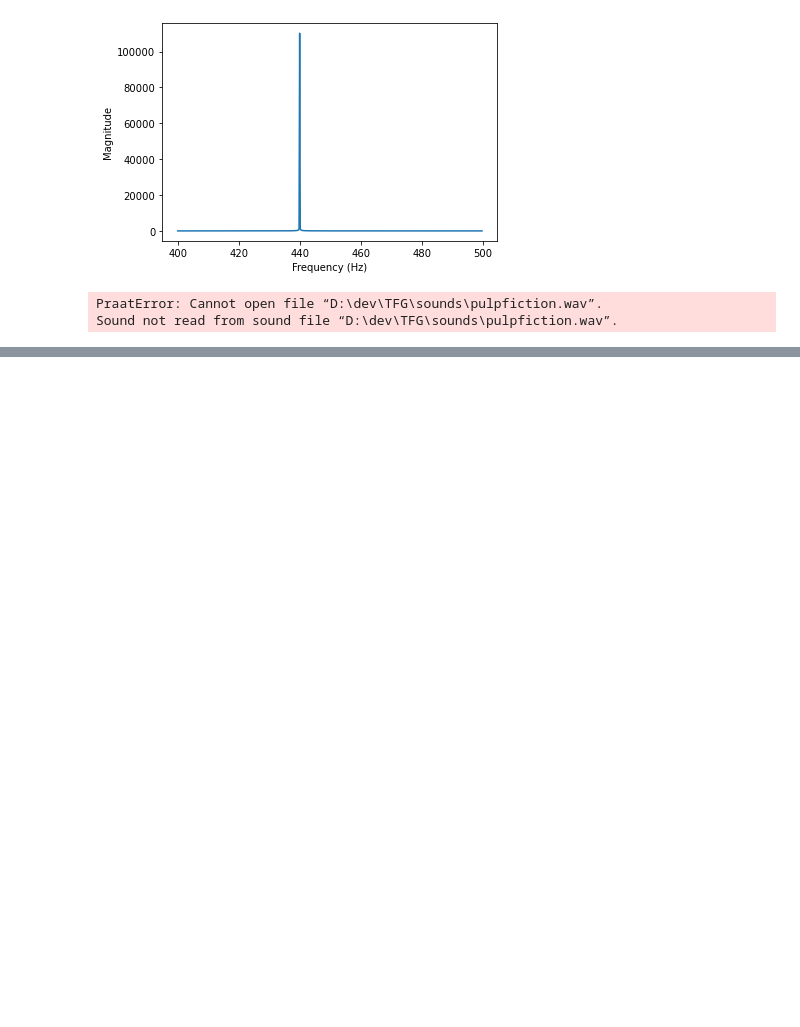
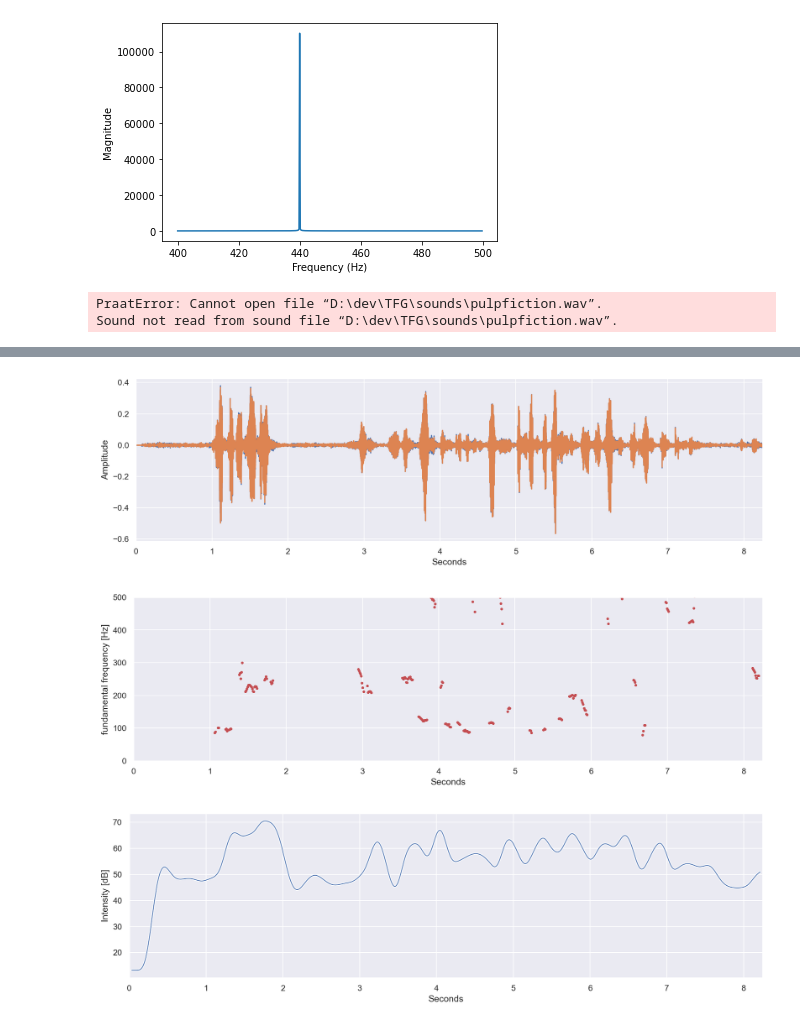
Before and after one commit to GuillermoOvejeroSanchez/VoiceSculptor, a Jupyter notebook: notebooks/NotebookAudio.ipynb, the cells around one changed output, grey strips where cells are left out. Cells and saved outputs as stored; diff of their text form; code cells hidden in the pictures; blank space fills up the shorter version.

```diff
--- a/notebooks/NotebookAudio.ipynb
+++ b/notebooks/NotebookAudio.ipynb
@@ -177,0 +221,28 @@ scatter_formants(snd)
+# %%
+file = "pulp-recortado.wav"
+snd = parselmouth.Sound('../sounds/' + file)
+# %%
+intensity = snd.to_intensity()
+pitch = snd.to_pitch()
+
+
+b, a = signal.butter(3, 0.05)
+zi = signal.lfilter_zi(b, a)
+z, _ = signal.lfilter(b, a, intensity.values[0][:], zi=zi*intensity.values[0][0])
+z1, _ = signal.lfilter(b, a, z, zi=zi*z[0])
+intensity.values[0][:] = z1
+
+
+plot_wave(snd, pitch)
+plt.show()
+
+setupGraph(0, pitch.ceiling-100, ylabel="fundamental frequency [Hz]", xlabel="Seconds")
+plotOnGraph(pitch, 'r')
+plt.show()
+
+draw_intensity(intensity, pitch)
+plt.show()
+# %% [output]
+[figure, added]
+[figure, added]
+[figure, added]
```
Also changed, not shown: parts of 2 cells of this notebook, 8 other files.
